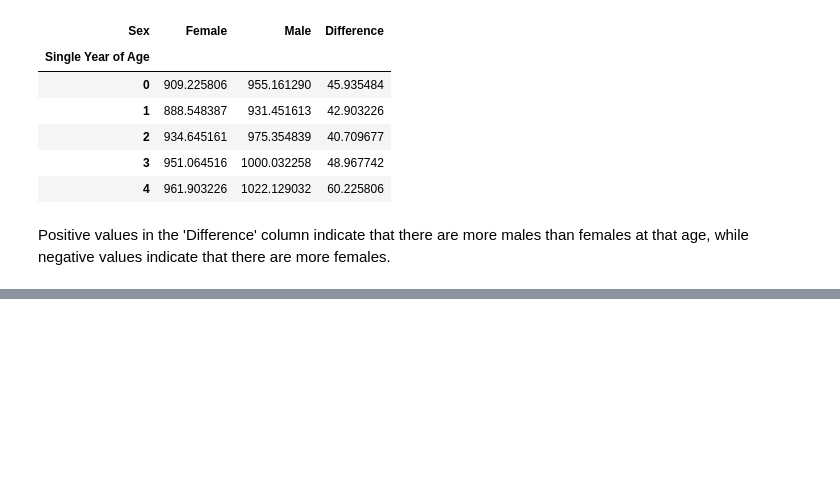
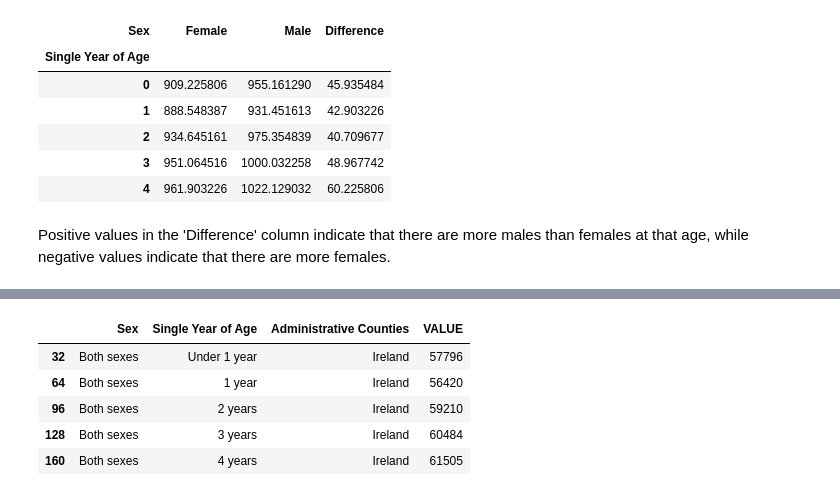
Before and after one commit to AnnaLozenko/PFDA_assignments, a Jupyter notebook: assignment05-population.ipynb, the cells around one changed output, grey strips where cells are left out. Cells and saved outputs as stored; diff of their text form; code cells hidden in the pictures; blank space fills up the shorter version.

```diff
--- a/assignment05-population.ipynb
+++ b/assignment05-population.ipynb
@@ -170,0 +239,11 @@ Positive values in the 'Difference' column indicate that there are more males th
+# %%
+# drop unnecessary columns
+df_region= df_region.drop(columns=['Statistic Label', 'CensusYear', 'UNIT'])
+df_region.head()
+# %% [output]
+|  | Sex | Single Year of Age | Administrative Counties | VALUE |
+| 32 | Both sexes | Under 1 year | Ireland | 57796 |
+| 64 | Both sexes | 1 year | Ireland | 56420 |
+| 96 | Both sexes | 2 years | Ireland | 59210 |
+| 128 | Both sexes | 3 years | Ireland | 60484 |
+| 160 | Both sexes | 4 years | Ireland | 61505 |
```
Also changed, not shown: parts of 7 cells of this notebook.
